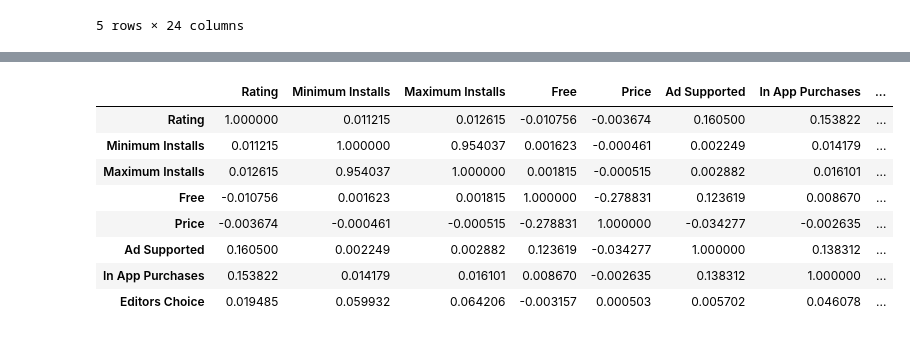
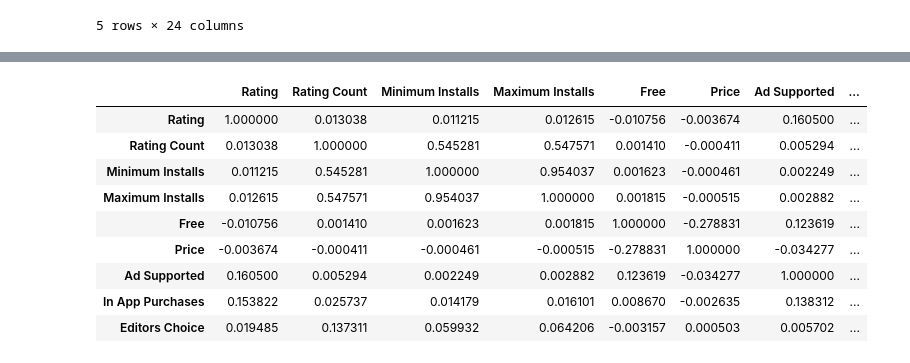
Before and after one commit to ognjenobravocikg/AppSuccessPredictor, a Jupyter notebook: Untitled.ipynb, the cells around one changed output, grey strips where cells are left out. Drawn from its saved outputs; the diff is of its cells as text; code cells hidden in the pictures.

```diff
--- a/Untitled.ipynb
+++ b/Untitled.ipynb
@@ -124,7 +124,7 @@ data.head()
 | 4 | GROW.me | com.horodyski.grower | Tools | 0.0 | 0.0 | 100+ | 100.0 | 478 | ... |
 5 rows × 24 columns
 # %%
-data.drop(columns=['Rating Count', 'Released', 'Last Updated', 'Developer Email', 'Developer Website', 'Privacy Policy'], inplace=True)
+data.drop(columns=['Released', 'Last Updated', 'Developer Email', 'Developer Website', 'Privacy Policy'], inplace=True)
 # %%
 data.head()
 # %% [output]
@@ -190,19 +191,20 @@ noInstalls
 # %%
 data.loc[data['Installs'].isnull(), 'Installs'] = data["Maximum Installs"] / 2
 # %%
-numeric_columns = data.select_dtypes(include='number')
+numeric_columns = data.select_dtypes(include=['number','float'])
 correlation = numeric_columns.corr()
 correlation
 # %% [output]
-|  | Rating | Minimum Installs | Maximum Installs | Free | Price | Ad Supported | In App Purchases | ... |
-| Rating | 1.000000 | 0.011215 | 0.012615 | -0.010756 | -0.003674 | 0.160500 | 0.153822 | ... |
-| Minimum Installs | 0.011215 | 1.000000 | 0.954037 | 0.001623 | -0.000461 | 0.002249 | 0.014179 | ... |
-| Maximum Installs | 0.012615 | 0.954037 | 1.000000 | 0.001815 | -0.000515 | 0.002882 | 0.016101 | ... |
-| Free | -0.010756 | 0.001623 | 0.001815 | 1.000000 | -0.278831 | 0.123619 | 0.008670 | ... |
-| Price | -0.003674 | -0.000461 | -0.000515 | -0.278831 | 1.000000 | -0.034277 | -0.002635 | ... |
-| Ad Supported | 0.160500 | 0.002249 | 0.002882 | 0.123619 | -0.034277 | 1.000000 | 0.138312 | ... |
-| In App Purchases | 0.153822 | 0.014179 | 0.016101 | 0.008670 | -0.002635 | 0.138312 | 1.000000 | ... |
-| Editors Choice | 0.019485 | 0.059932 | 0.064206 | -0.003157 | 0.000503 | 0.005702 | 0.046078 | ... |
+|  | Rating | Rating Count | Minimum Installs | Maximum Installs | Free | Price | Ad Supported | ... |
+| Rating | 1.000000 | 0.013038 | 0.011215 | 0.012615 | -0.010756 | -0.003674 | 0.160500 | ... |
+| Rating Count | 0.013038 | 1.000000 | 0.545281 | 0.547571 | 0.001410 | -0.000411 | 0.005294 | ... |
+| Minimum Installs | 0.011215 | 0.545281 | 1.000000 | 0.954037 | 0.001623 | -0.000461 | 0.002249 | ... |
+| Maximum Installs | 0.012615 | 0.547571 | 0.954037 | 1.000000 | 0.001815 | -0.000515 | 0.002882 | ... |
+| Free | -0.010756 | 0.001410 | 0.001623 | 0.001815 | 1.000000 | -0.278831 | 0.123619 | ... |
+| Price | -0.003674 | -0.000411 | -0.000461 | -0.000515 | -0.278831 | 1.000000 | -0.034277 | ... |
+| Ad Supported | 0.160500 | 0.005294 | 0.002249 | 0.002882 | 0.123619 | -0.034277 | 1.000000 | ... |
+| In App Purchases | 0.153822 | 0.025737 | 0.014179 | 0.016101 | 0.008670 | -0.002635 | 0.138312 | ... |
+| Editors Choice | 0.019485 | 0.137311 | 0.059932 | 0.064206 | -0.003157 | 0.000503 | 0.005702 | ... |
 # %%
 plt.figure(figsize=(10, 8))
 sns.heatmap(correlation, annot=True, cmap='coolwarm', fmt=".4f",linewidths=.5)
```
Also changed, not shown: parts of 9 cells of this notebook.
